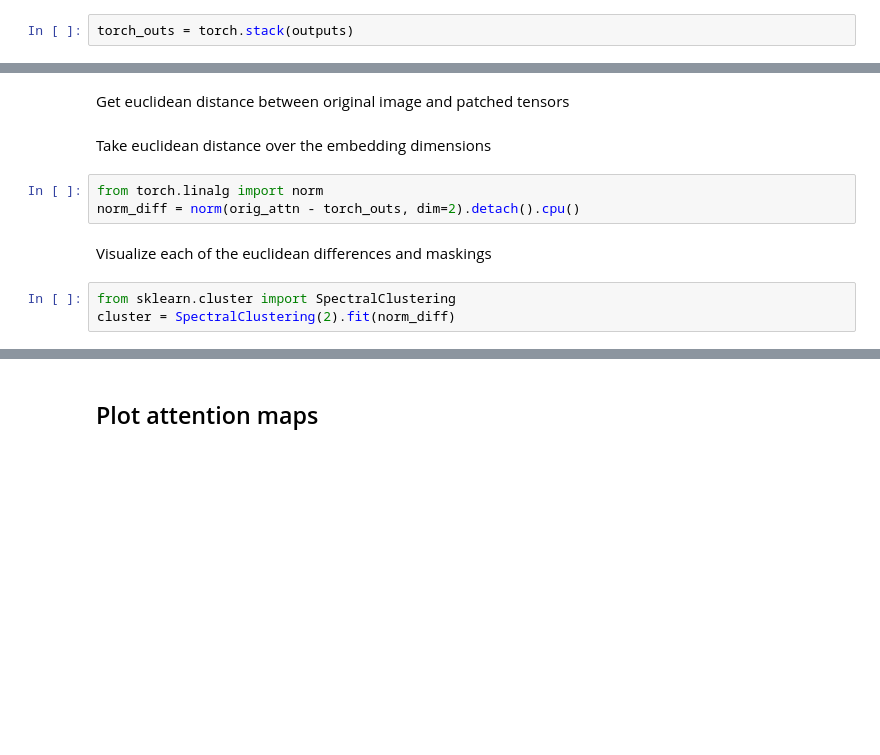
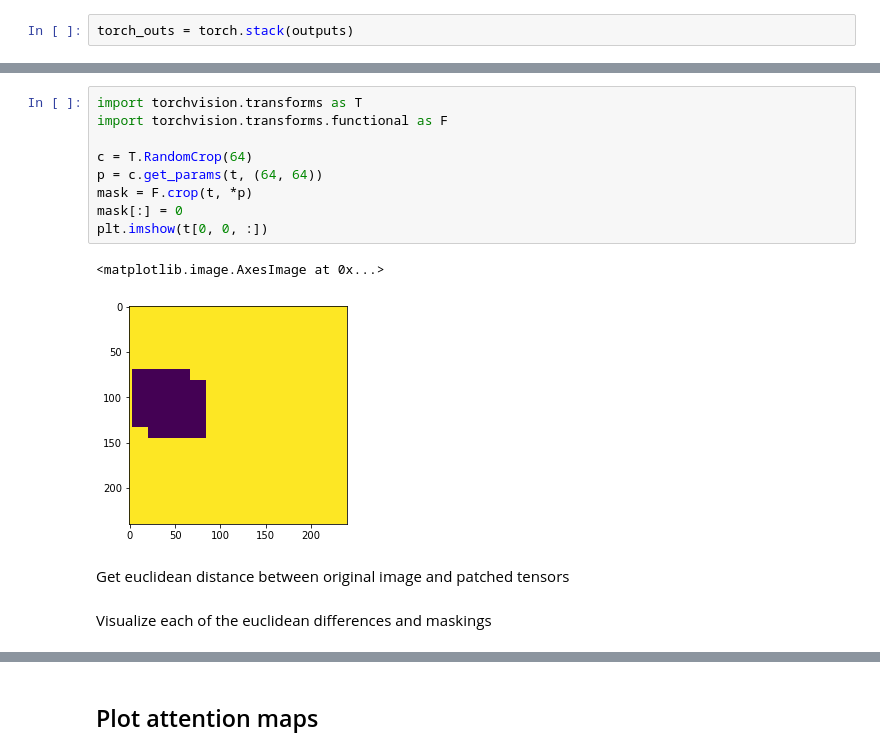
Before and after one commit to TeemuSo/masked-dino, a Jupyter notebook: DiNO exploration.ipynb, the cells around one changed output, grey strips where cells are left out. Cells and saved outputs as stored; diff of their text form; blank space fills up the shorter version.

```diff
--- a/DiNO exploration.ipynb
+++ b/DiNO exploration.ipynb
@@ -153,12 +166,16 @@ outs = torch.cat((orig_attn, torch_outs))
+# %%
+import torchvision.transforms as T
+import torchvision.transforms.functional as F
+
+c = T.RandomCrop(64)
+p = c.get_params(t, (64, 64))
+mask = F.crop(t, *p)
+mask[:] = 0
+plt.imshow(t[0, 0, :])
+# %% [output]
+<matplotlib.image.AxesImage at 0x...>
+[figure, added]
 # %% [markdown]
 Get euclidean distance between original image and patched tensors
-# %% [markdown]
-Take euclidean distance over the embedding dimensions
-# %%
-from torch.linalg import norm
-norm_diff = norm(orig_attn - torch_outs, dim=2).detach().cpu()
 # %% [markdown]
 Visualize each of the euclidean differences and maskings
-# %%
-from sklearn.cluster import SpectralClustering
-cluster = SpectralClustering(2).fit(norm_diff)
```
Also changed, not shown: parts of 29 cells of this notebook, 2 other files.
